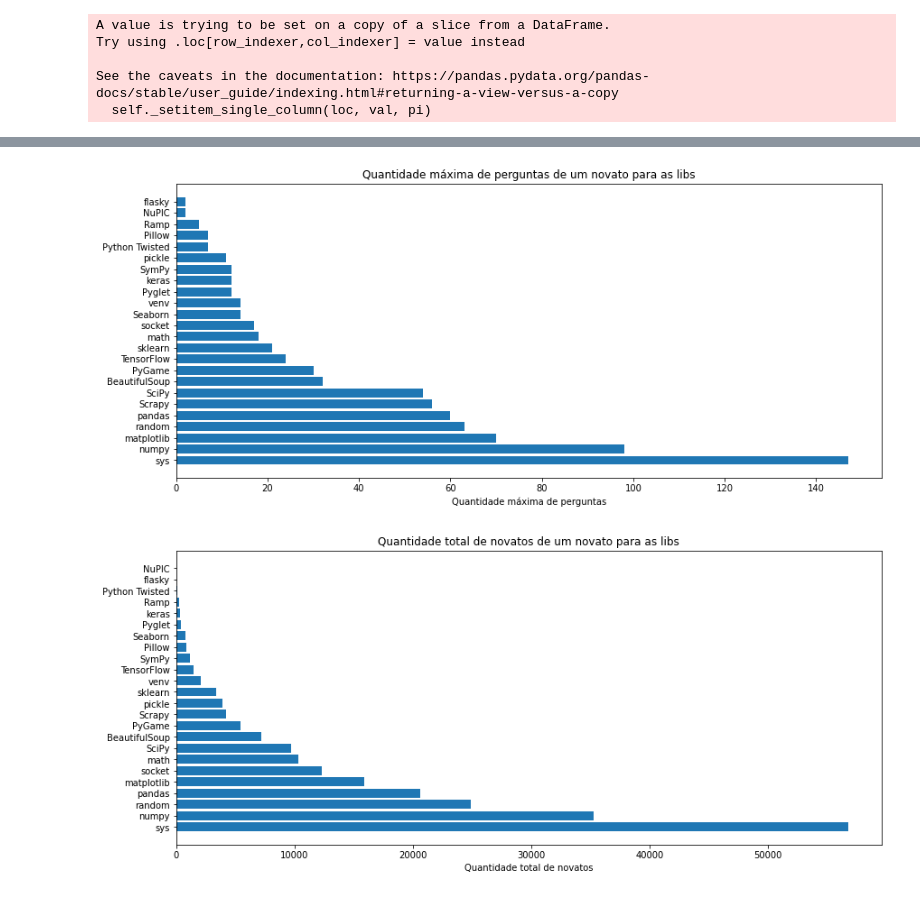
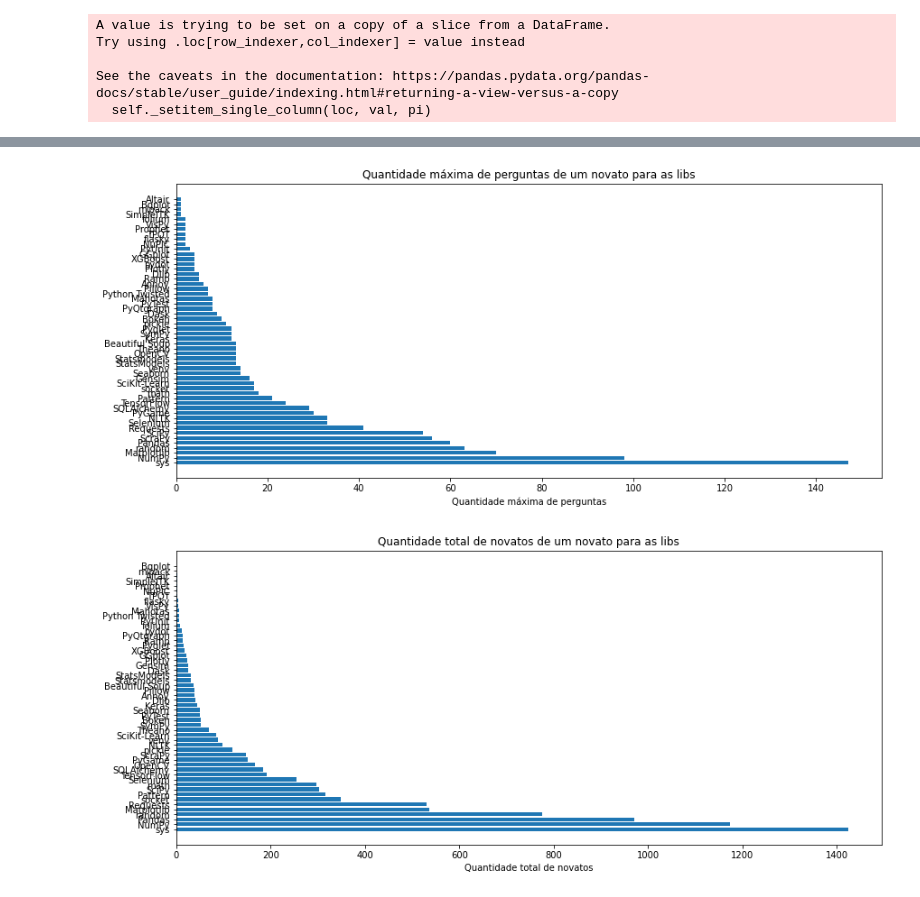
Before and after one commit to JuanFSR/EngenhariaEmpirica, a Jupyter notebook: mineracao_python.ipynb, the cells around one changed output, grey strips where cells are left out. Cells and saved outputs as stored; diff of their text form; code cells hidden in the pictures.

```diff
--- a/mineracao_python.ipynb
+++ b/mineracao_python.ipynb
@@ -226,0 +239,24 @@ Lib venv
+# %%
+resultRepeat = []
+resultNewers = []
+labelRepeat = []
+
+for libTerms in libTermsCategories:
+    for terms in libTerms[1]:
+
+        qtdTotal = dataLanguage.loc[dataLanguage['Lib'] == terms[0], 'NewCommers'].sum()
+
+        if qtdTotal >= 1:
+            print(f'Lib {terms[0]} tem {qtdTotal} novatos, e desses:')
+
+            libMax = max(dataLanguage.loc[dataLanguage['Lib'] == terms[0], 'NewCommers'])
+            print(f'\t> {libMax} foi a quantidade máxima de novatos em um mês!')
+
+            newerMaxQuestions = max(dataNewerRepeat.loc[dataNewerRepeat['Lib'] == terms[0], 'Repeat'])
+            print(f'\t> {newerMaxQuestions} foi a maior quantidade de perguntas feitas por um novato!\n\n')
+
+            resultNewers.append(libMax)
+            resultRepeat.append(newerMaxQuestions)
+            labelRepeat.append(terms[0])
+        else:
+            print(f'Lib {terms[0]} nao tem novatos')
@@ -253,23 +307,24 @@ dataResult
 # %%
 idxFigure = 1
 dataResult = dataResult.sort_values(by=['qtd_max_ptgn'])
 
 fig, ax = plt.subplots()
 
 fig.set_size_inches(14, 6)
+
 fig.savefig('./result/{}/{}. qtd_max.png'.format(prefix, idxFigure), dpi=100)
 
-y_pos = np.arange(len(libTerms))
+y_pos = np.arange(len(labelRepeat))
 
 ax.barh(y_pos, dataResult['qtd_max_ptgn'].values.tolist(), align='center')
 ax.set_yticks(y_pos, labels=dataResult['lib'].values.tolist())
 ax.invert_yaxis()
 ax.set_title('Quantidade máxima de perguntas de um novato para as libs')
 ax.set_xlabel('Quantidade máxima de perguntas')
 
 plt.show()
 # %% [output]
-[figure, old version]
+[figure, new version]
 # %%
 idxFigure = 2
 dataResult = dataResult.sort_values(by=['qtd_max_newers'])
@@ -279,7 +334,7 @@ fig, ax = plt.subplots()
 fig.set_size_inches(14, 6)
 fig.savefig('./result/{}/{}. qtd_total.png'.format(prefix, idxFigure), dpi=100)
 
-y_pos = np.arange(len(libTerms))
+y_pos = np.arange(len(labelRepeat))
 
 ax.barh(y_pos, dataResult['qtd_max_newers'].values.tolist(), align='center')
 ax.set_yticks(y_pos, labels=dataResult['lib'].values.tolist())
@@ -289,7 +344,7 @@ ax.set_xlabel('Quantidade total de novatos')
 
 plt.show()
 # %% [output]
-[figure, old version]
+[figure, new version]
 # %%
 idxFigure = 3
 libs = dataLanguage['Lib'].unique().tolist()
```
Also changed, not shown: parts of 6 cells of this notebook, 1 other file.
